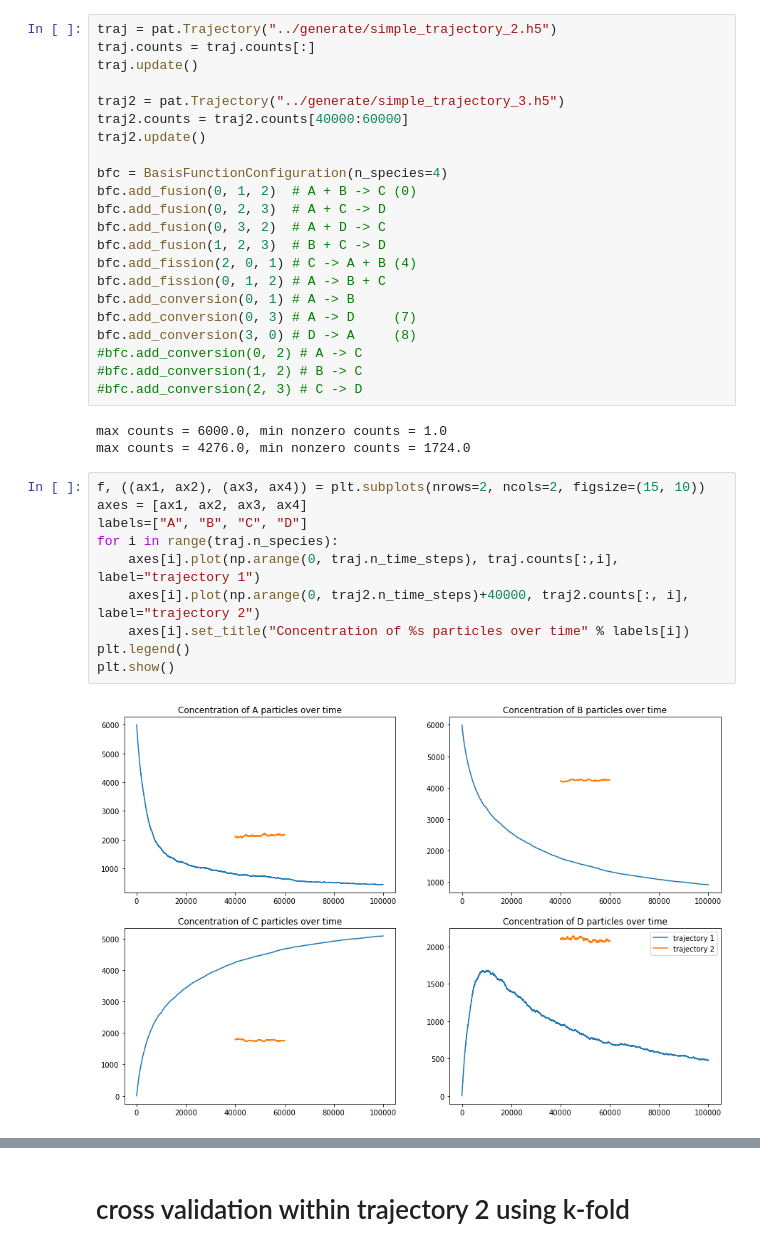
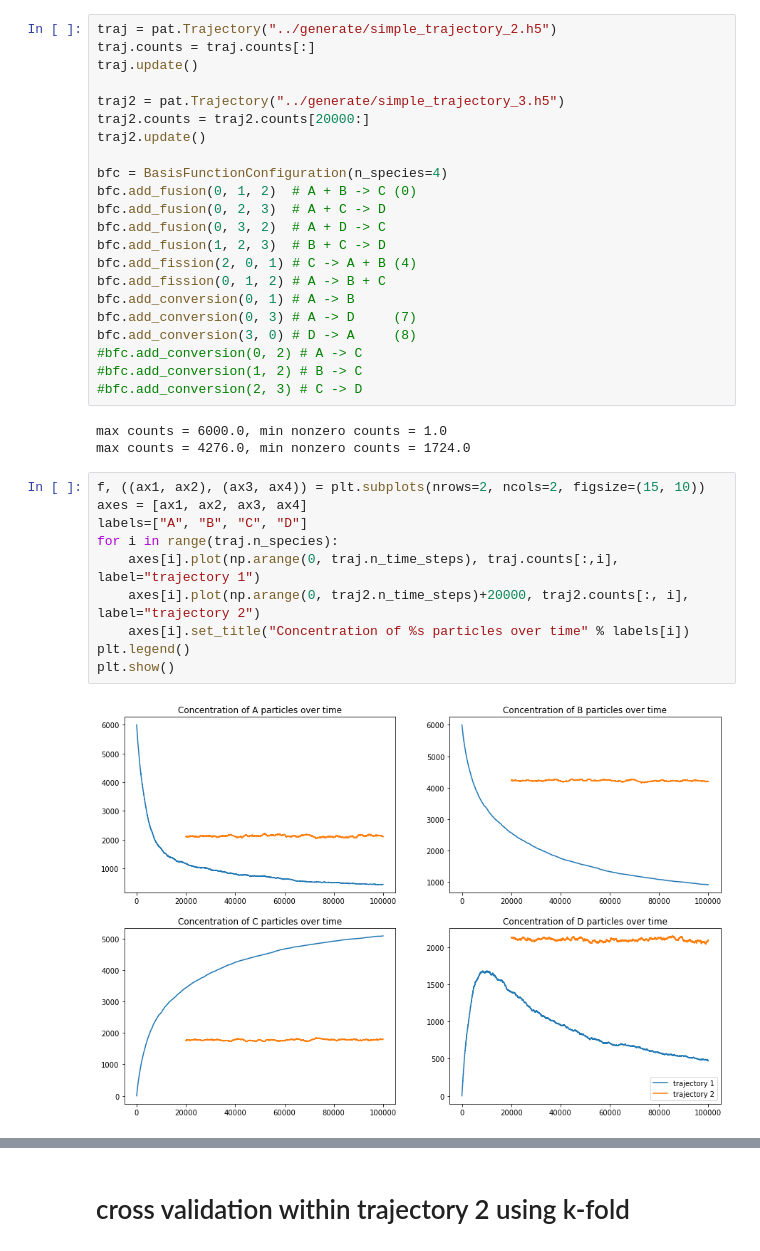
Before and after one commit to readdy/readdy_learn, a Jupyter notebook: analyze/cross validation.ipynb, the cells around one changed output, grey strips where cells are left out. Drawn from its saved outputs; the diff is of its cells as text.

```diff
--- a/analyze/cross validation.ipynb
+++ b/analyze/cross validation.ipynb
@@ -20,7 +24,7 @@ traj.counts = traj.counts[:]
 traj.update()
 
 traj2 = pat.Trajectory("../generate/simple_trajectory_3.h5")
-traj2.counts = traj2.counts[40000:60000]
+traj2.counts = traj2.counts[20000:]
 traj2.update()
 
 bfc = BasisFunctionConfiguration(n_species=4)
@@ -42,12 +46,12 @@ max counts = 4276.0, min nonzero counts = 1724.0
 # %%
 f, ((ax1, ax2), (ax3, ax4)) = plt.subplots(nrows=2, ncols=2, figsize=(15, 10))
 axes = [ax1, ax2, ax3, ax4]
 labels=["A", "B", "C", "D"]
 for i in range(traj.n_species):
     axes[i].plot(np.arange(0, traj.n_time_steps), traj.counts[:,i], label="trajectory 1")
-    axes[i].plot(np.arange(0, traj2.n_time_steps)+40000, traj2.counts[:, i], label="trajectory 2")
+    axes[i].plot(np.arange(0, traj2.n_time_steps)+20000, traj2.counts[:, i], label="trajectory 2")
     axes[i].set_title("Concentration of %s particles over time" % labels[i])
 plt.legend()
 plt.show()
 # %% [output]
-[figure, old version]
+[figure, new version]
```
Also changed, not shown: parts of 12 cells of this notebook, 1 other file.
